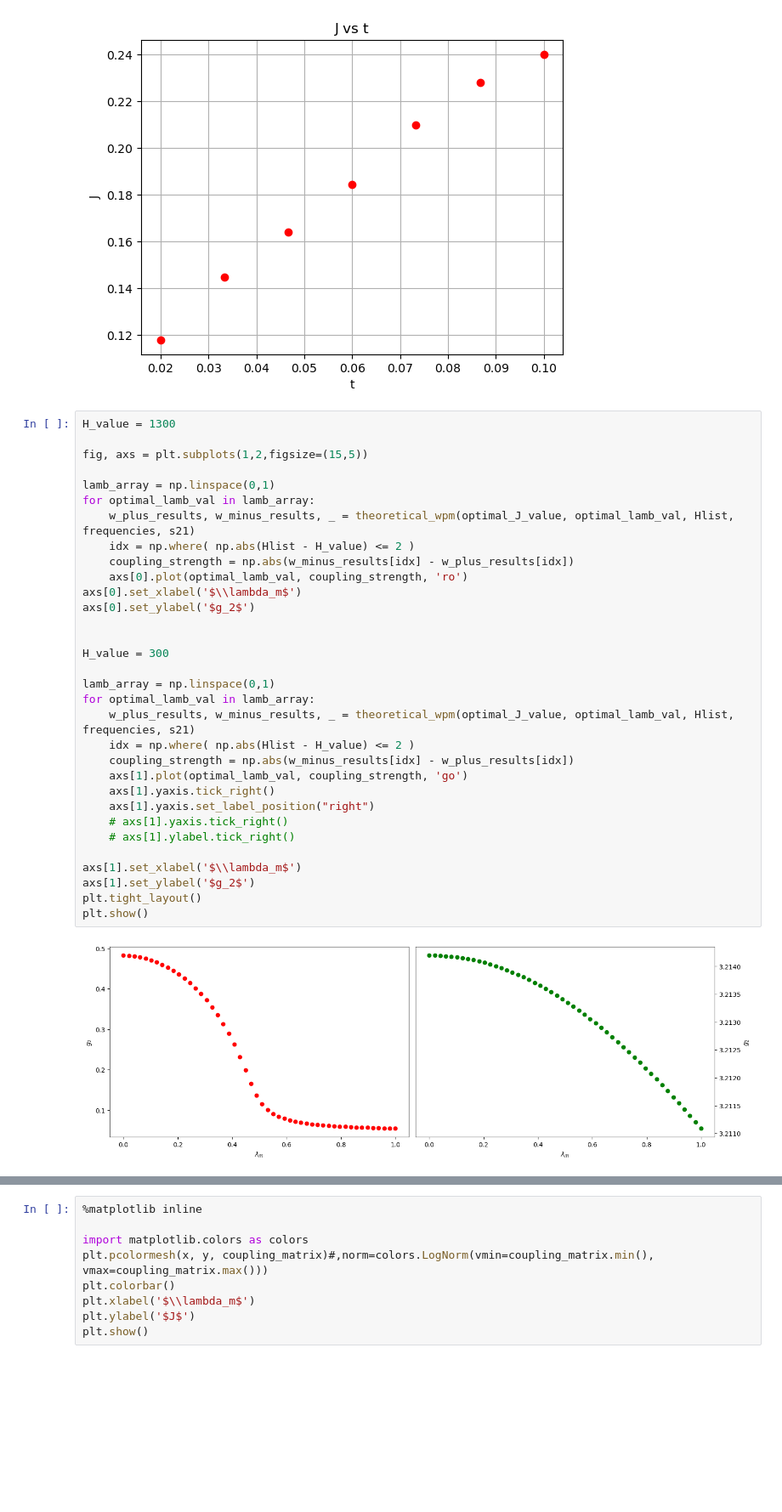
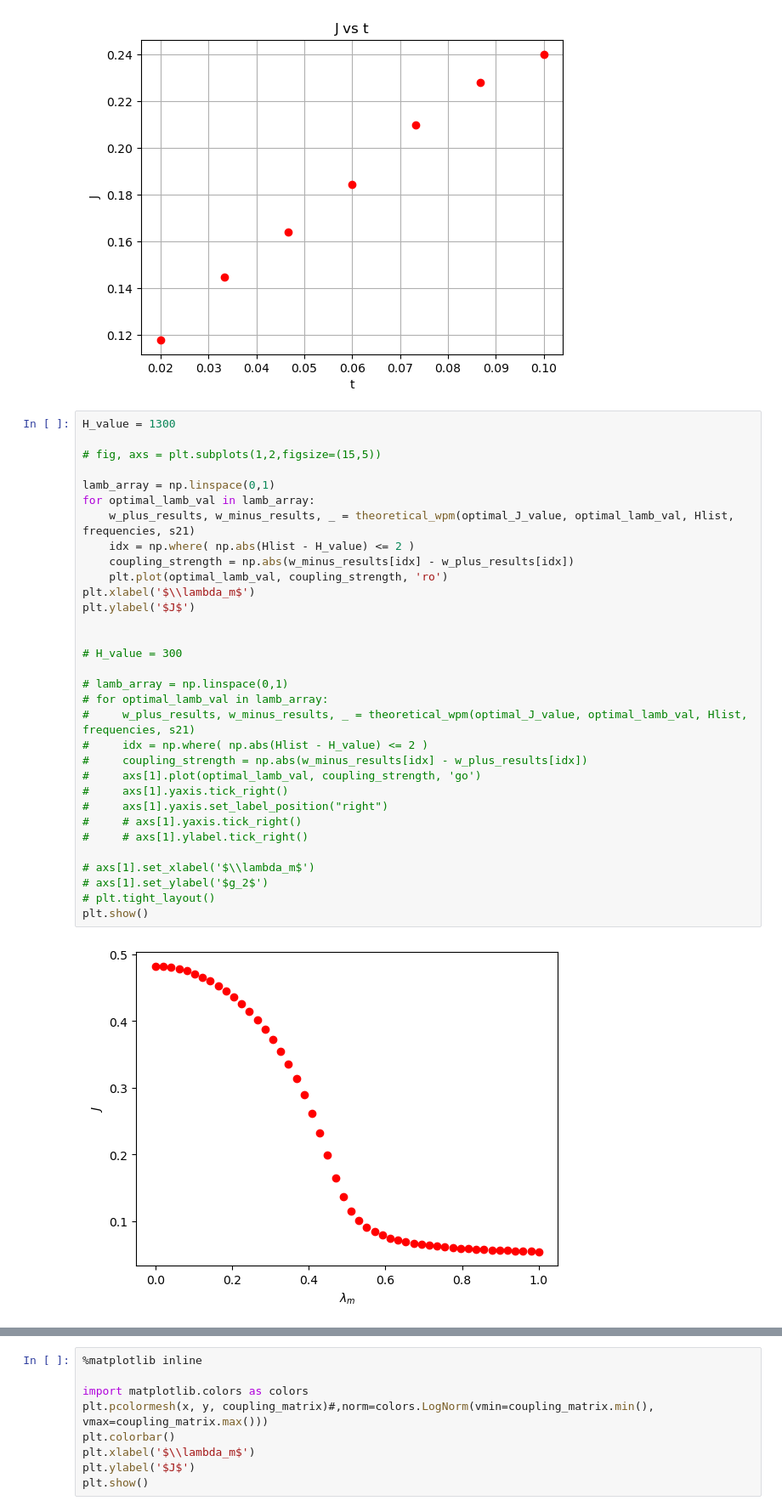
Before and after one commit to FazinHan/cavityCoupling, a Jupyter notebook: Purcelleffect.ipynb, the cells around one changed output, grey strips where cells are left out. Shown at 85% size. Saved outputs shown, nothing was run; the diff lists cells and outputs as text; blank space fills up the shorter version.

```diff
--- a/Purcelleffect.ipynb
+++ b/Purcelleffect.ipynb
@@ -323,37 +323,37 @@ plt.savefig('images\\Jvst.png')
 # %%
 H_value = 1300
 
-fig, axs = plt.subplots(1,2,figsize=(15,5))
+# fig, axs = plt.subplots(1,2,figsize=(15,5))
 
 lamb_array = np.linspace(0,1)
 for optimal_lamb_val in lamb_array:
     w_plus_results, w_minus_results, _ = theoretical_wpm(optimal_J_value, optimal_lamb_val, Hlist, frequencies, s21)
     idx = np.where( np.abs(Hlist - H_value) <= 2 )
     coupling_strength = np.abs(w_minus_results[idx] - w_plus_results[idx])
-    axs[0].plot(optimal_lamb_val, coupling_strength, 'ro')
-axs[0].set_xlabel('$\\lambda_m$')
-axs[0].set_ylabel('$g_2$')
+    plt.plot(optimal_lamb_val, coupling_strength, 'ro')
+plt.xlabel('$\\lambda_m$')
+plt.ylabel('$J$')
 
 
-H_value = 300
+# H_value = 300
 
-lamb_array = np.linspace(0,1)
-for optimal_lamb_val in lamb_array:
-    w_plus_results, w_minus_results, _ = theoretical_wpm(optimal_J_value, optimal_lamb_val, Hlist, frequencies, s21)
-    idx = np.where( np.abs(Hlist - H_value) <= 2 )
-    coupling_strength = np.abs(w_minus_results[idx] - w_plus_results[idx])
-    axs[1].plot(optimal_lamb_val, coupling_strength, 'go')
-    axs[1].yaxis.tick_right()
-    axs[1].yaxis.set_label_position("right")
-    # axs[1].yaxis.tick_right()
-    # axs[1].ylabel.tick_right()
+# lamb_array = np.linspace(0,1)
+# for optimal_lamb_val in lamb_array:
+#     w_plus_results, w_minus_results, _ = theoretical_wpm(optimal_J_value, optimal_lamb_val, Hlist, frequencies, s21)
+#     idx = np.where( np.abs(Hlist - H_value) <= 2 )
+#     coupling_strength = np.abs(w_minus_results[idx] - w_plus_results[idx])
+#     axs[1].plot(optimal_lamb_val, coupling_strength, 'go')
+#     axs[1].yaxis.tick_right()
+#     axs[1].yaxis.set_label_position("right")
+#     # axs[1].yaxis.tick_right()
+#     # axs[1].ylabel.tick_right()
 
-axs[1].set_xlabel('$\\lambda_m$')
-axs[1].set_ylabel('$g_2$')
-plt.tight_layout()
+# axs[1].set_xlabel('$\\lambda_m$')
+# axs[1].set_ylabel('$g_2$')
+# plt.tight_layout()
 plt.show()
 # %% [output]
-[figure, old version]
+[figure, new version]
 # %%
 lamb_array = np.linspace(0,1)
 J_array = np.linspace(0,1)
```
Also changed, not shown: parts of 1 cell of this notebook, 8 other files.
